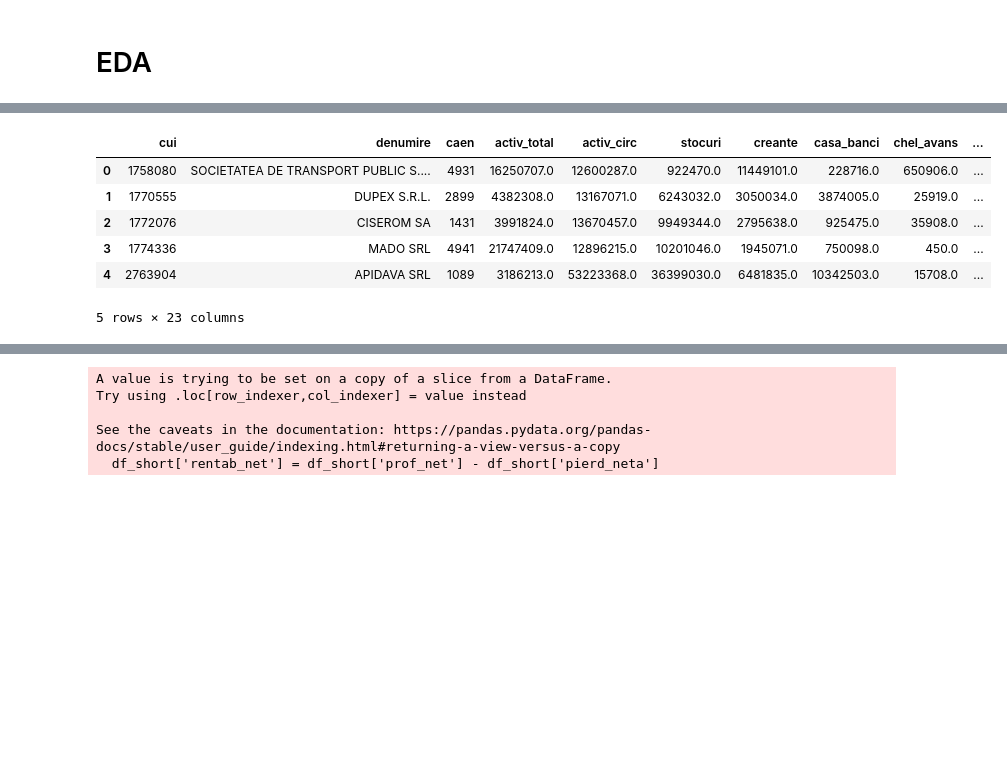
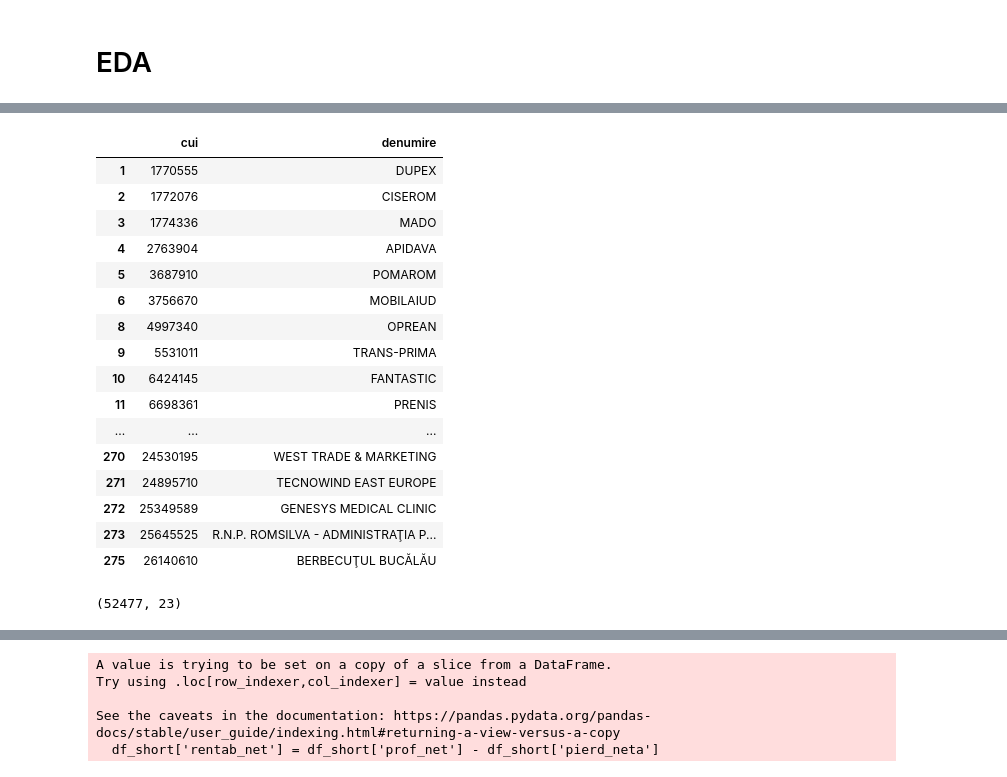
Before and after one commit to tazar09/situatii_financiare_2022, a Jupyter notebook: sit_fin_2023[05oct].ipynb, the cells around one changed output, grey strips where cells are left out. Saved outputs shown, nothing was run; the diff lists cells and outputs as text; code cells hidden in the pictures; blank space fills up the shorter version.

```diff
--- a/sit_fin_2023[05oct].ipynb
+++ b/sit_fin_2023[05oct].ipynb
@@ -176,2 +181,7 @@ df= df[['cui', 'denumire','caen', 'activ_total', 'activ_circ', 'stocuri', 'crean
 # %%
 df = pd.read_csv('/content/platitori_profit_2022.csv')
+# %%
+df['denumire'] = df['denumire'].str.replace('S.R.L.', '')
+df['denumire'] = df['denumire'].str.replace('SRL', '')
+df['denumire'] = df['denumire'].str.replace('SA', '')
+df['denumire'] = df['denumire'].str.replace('S.A.', '')
@@ -177,0 +192,2 @@ df = pd.read_csv('/content/platitori_profit_2022.csv')
+# %%
+df.dropna(subset = 'denumire', axis = 0, inplace = True)
@@ -177,0 +198,13 @@ df = pd.read_csv('/content/platitori_profit_2022.csv')
+# %%
+publice = ['COMPANIA NAŢIONALĂ', 'REGIA', 'TRANSPORT PUBLIC', 'DRUMURI SI PODURI', 'GOSPODARIREA COMUNALA', 'OCOLUL SILVIC', 'AEROPORT', 'PARCUL INDUSTRIAL',
+           'DOMENIU PUBLIC', 'DOMENIUL PUBLIC','PUBLICĂ URBANĂ', 'A PATRIMONIULUI', 'UTILITĂŢI PUBLICE', 'DE SERVICII PUBLICE', 'ADMINISTRAŢIA DOMENIULUI PUBLIC',
+           'SERVICII DE UTILITATE PUBLICĂ',
+           'TRANSPORT URBAN PUBLIC', 'ADMINISTRARE A DOMENIULUI', 'SERVICII PUBLICE DE', 'GOSPODĂRIA COMUNALĂ',	'UTILITATI PUBLICE',
+           'SERVICII PUBLICE', 'ADMINISTRAREA DOMENIULUI',
+           'DIRECŢIA PUBLICĂ', 'SERVICIUL PUBLIC LOCAL', 'SERVICII ADMINISTRATIV-PUBLICE', 'SOCIETATEA DE ADMINISTRARE A DOMENIULUI',
+           'SERVICIUL PUBLIC DE ALIMENTARE CU APA', 'APĂ CANAL',
+           'COMPANIA MUNICIPALĂ', 'PAZĂ PUBLICĂ',' PUBLIC DE ALIMENTARE', 'TECUCI', 'ALIMENTATIE PUBLICA', 'DRUMURI', 'APA SERV TOP STÂLPENI', 'SERVICII EDILITARE BĂLILEŞTI',
+           'EDILUL APĂ CETĂŢENI', 'SERVICII MUNICIPALE', 'COMUNALĂ', 'AGENŢIA DE', 'TRANSPORT LOCAL', 'SERVICII LOCALE', 'GOSPODĂRIRE', 'GOSPODĂRIE', 'GOSPODARIRE',
+           'COMUNALA', 'GOSPODĂRIA', 'SERVICIUL GOSPODĂRESC', 'SERVICII COMUNALE', 'COMUNALE']
+public_pattern = '|'.join(publice)
+public_pattern
@@ -177,0 +217,2 @@ df = pd.read_csv('/content/platitori_profit_2022.csv')
+# %%
+df = df[~df['denumire'].str.contains(public_pattern)]
@@ -178,11 +249,25 @@ df = pd.read_csv('/content/platitori_profit_2022.csv')
 # %%
-df.head()
+df[['cui', 'denumire']].head(250)
 # %% [output]
-|  | cui | denumire | caen | activ_total | activ_circ | stocuri | creante | casa_banci | chel_avans | ... |
-| 0 | 1758080 | SOCIETATEA DE TRANSPORT PUBLIC S.... | 4931 | 16250707.0 | 12600287.0 | 922470.0 | 11449101.0 | 228716.0 | 650906.0 | ... |
-| 1 | 1770555 | DUPEX S.R.L. | 2899 | 4382308.0 | 13167071.0 | 6243032.0 | 3050034.0 | 3874005.0 | 25919.0 | ... |
-| 2 | 1772076 | CISEROM SA | 1431 | 3991824.0 | 13670457.0 | 9949344.0 | 2795638.0 | 925475.0 | 35908.0 | ... |
-| 3 | 1774336 | MADO SRL | 4941 | 21747409.0 | 12896215.0 | 10201046.0 | 1945071.0 | 750098.0 | 450.0 | ... |
-| 4 | 2763904 | APIDAVA SRL | 1089 | 3186213.0 | 53223368.0 | 36399030.0 | 6481835.0 | 10342503.0 | 15708.0 | ... |
+|  | cui | denumire |
+| 1 | 1770555 | DUPEX |
+| 2 | 1772076 | CISEROM |
+| 3 | 1774336 | MADO |
+| 4 | 2763904 | APIDAVA |
+| 5 | 3687910 | POMAROM |
+| 6 | 3756670 | MOBILAIUD |
+| 8 | 4997340 | OPREAN |
+| 9 | 5531011 | TRANS-PRIMA |
+| 10 | 6424145 | FANTASTIC |
+| 11 | 6698361 | PRENIS |
+| ... | ... | ... |
+| 270 | 24530195 | WEST TRADE & MARKETING |
+| 271 | 24895710 | TECNOWIND EAST EUROPE |
+| 272 | 25349589 | GENESYS MEDICAL CLINIC |
+| 273 | 25645525 | R.N.P. ROMSILVA - ADMINISTRAŢIA P... |
+| 275 | 26140610 | BERBECUŢUL BUCĂLĂU |
-5 rows × 23 columns
+# %%
+df.shape
+# %% [output]
+(52477, 23)
 # %%
```
Also changed, not shown: parts of 15 cells of this notebook.
